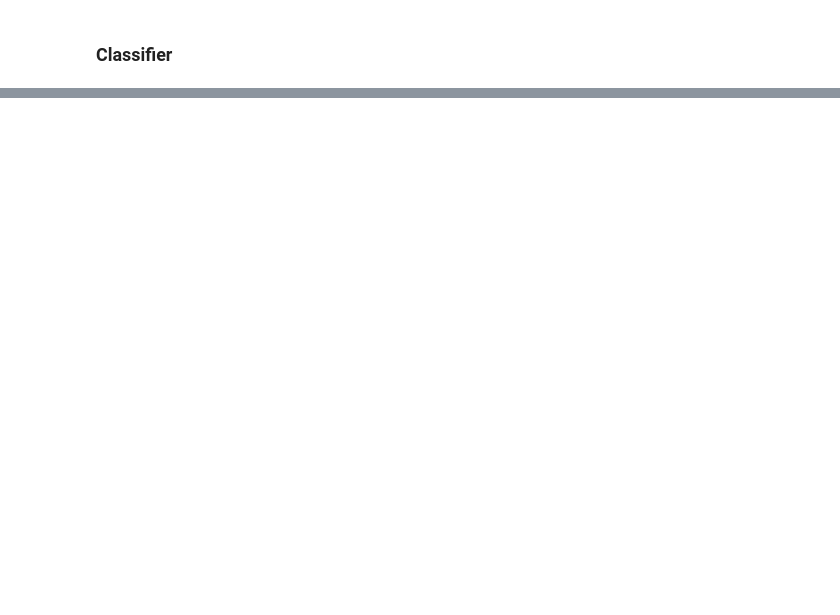
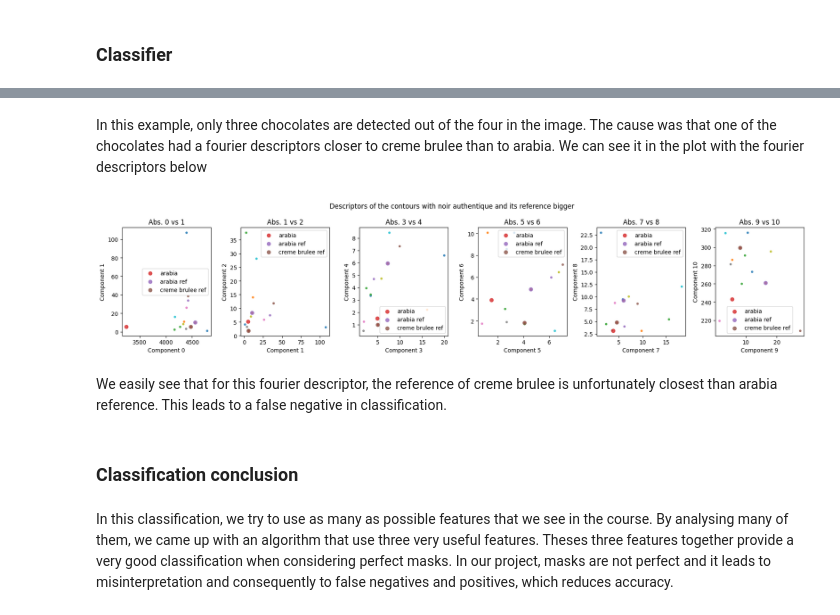
Before and after one commit to bastienchesaux/iapr_group8, a Jupyter notebook: project/clean_code_mika.ipynb, the cells around one changed output, grey strips where cells are left out. Cells and saved outputs as stored; diff of their text form; code cells hidden in the pictures; blank space fills up the shorter version.

```diff
--- a/project/clean_code_mika.ipynb
+++ b/project/clean_code_mika.ipynb
@@ -178,8 +352,9 @@ for n in range(len(array_sum)):
         dist_descriptor.append(np.linalg.norm(vector))
     closest_choco = np.argmin(dist_descriptor)
     print('closest chocolate:', chocolates[closest_choco])
-    if ((sum_choc_annotated[closest_choco] - 100) < array_sum[n]) & (f_rect_ref[closest_choco] - 0.1 < f_rect[n]) & (f_rect_ref[closest_choco] + 0.1 > f_rect[n]):
+    if ((sum_choc_annotated[closest_choco] - 100) < array_sum[n]) & ((sum_choc_annotated[closest_choco]) + 100 > array_sum[n]) & (f_rect_ref[closest_choco] - 0.1 < f_rect[n]) & (f_rect_ref[closest_choco] + 0.1 > f_rect[n]):
         nb_final_choc[closest_choco] += 1
 
+print('| ========================================= |')
 for i in range(len(ref_choco)):
     print(chocolates[i], ':', nb_final_choc[i], "chocolats dans l'image")
@@ -185,0 +380,40 @@ for i in range(len(ref_choco)):
+# %% [markdown]
+In this example, only three chocolates are detected out of the four in the image. The cause was that one of the chocolates had a fourier descriptors closer to creme brulee than to arabia. We can see it in the plot with the fourier descriptors below
+# %%
+# Plot fourier descriptors with misinterpreted chocolate and arabia and creme brulee reference.
+# Number of paris to display
+n_features = descriptors_ref.shape[1]
+# Define pairs for 2D plots
+pairs = np.array(range(2*np.ceil(n_features / 2).astype(int)))
+# Check if odd lenght, shift second feature to have pairs
+if n_features % 2 == 1:
+    pairs[2:] = pairs[1:-1]
+# Convert to 2d array
+pairs = pairs.reshape(-1, 2)
+
+# Plot each pairs and labels
+n_plots = len(pairs)
+_ , axes = plt.subplots(1, n_plots, figsize=(18, 4))
+
+for i, (pa, pb) in enumerate(pairs):
+    # Abs
+    for n in range(len(ref_choco)):
+        axes[i].scatter(np.abs(descriptors_ref[n, pa]), np.abs(descriptors_ref[n, pb]), s=10, alpha=0.8)
+    axes[i].scatter(np.abs(descriptors_object[2, pa]), np.abs(descriptors_object[2, pb]), s=40, alpha=0.8, label='arabia')
+    axes[i].scatter(np.abs(descriptors_ref[1, pa]), np.abs(descriptors_ref[1, pb]), s=40, alpha=0.8, label='arabia ref')
+    axes[i].scatter(np.abs(descriptors_ref[3, pa]), np.abs(descriptors_ref[3, pb]), s=40, alpha=0.8, label='creme brulee ref')
+    axes[i].set_xlabel("Component {}".format(pa))
+    axes[i].set_ylabel("Component {}".format(pb))
+    axes[i].set_title("Abs. {} vs {}".format(pa, pb))
+    axes[i].legend()
+
+plt.suptitle("Descriptors of the contours with noir authentique and its reference bigger")
+plt.tight_layout()
+# %% [output]
+[figure, added]
+# %% [markdown]
+We easily see that for this fourier descriptor, the reference of creme brulee is unfortunately closest than arabia reference. This leads to a false negative in classification.
+# %% [markdown]
+### Classification conclusion
+# %% [markdown]
+In this classification, we try to use as many as possible features that we see in the course. By analysing many of them, we came up with an algorithm that use three very useful features. Theses three features together provide a very good classification when considering perfect masks. In our project, masks are not perfect and it leads to misinterpretation and consequently to false negatives and positives, which reduces accuracy.
```
Also changed, not shown: parts of 17 cells of this notebook.
